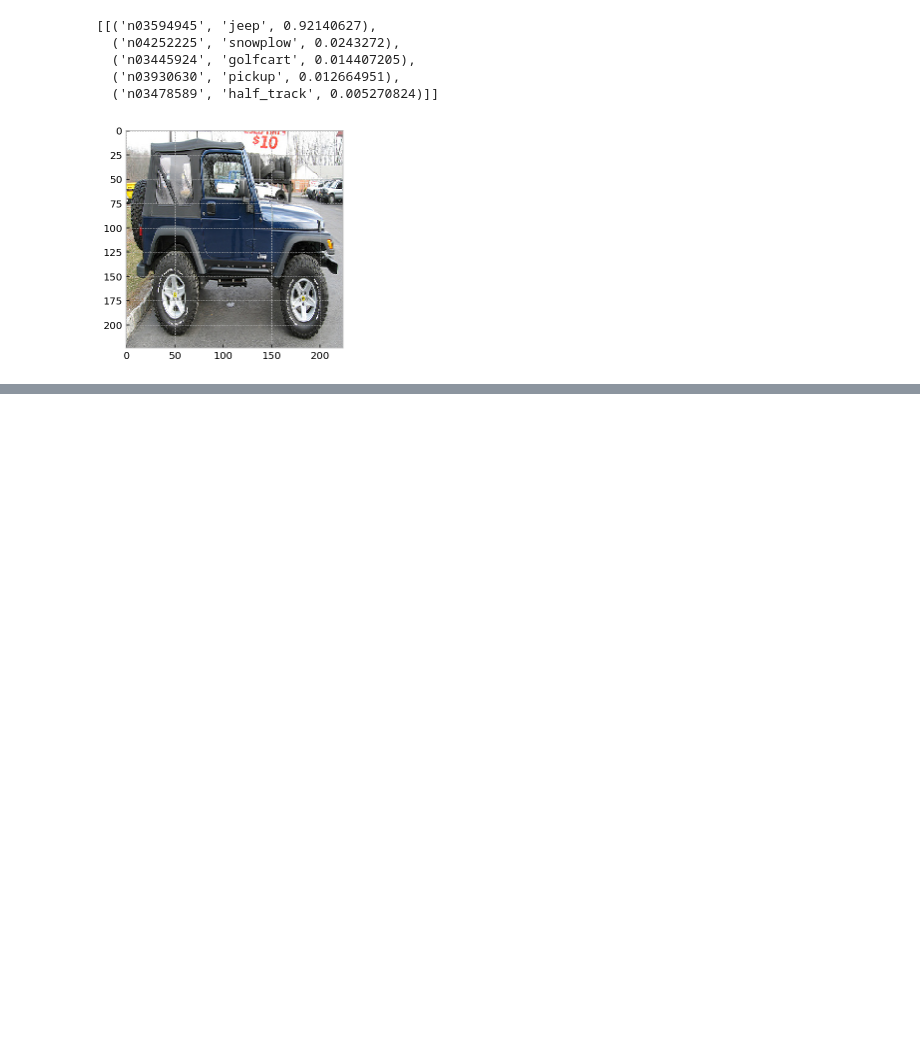
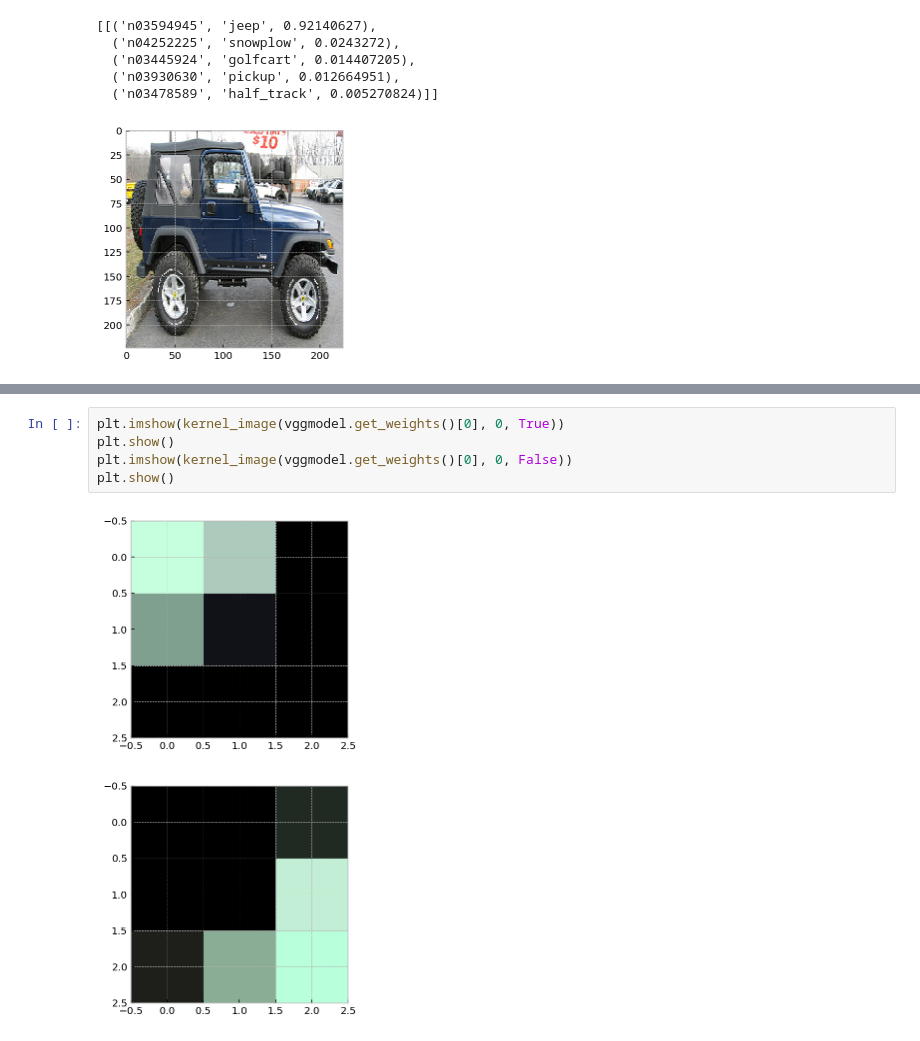
Before and after one commit to maraur/DAT340, a Jupyter notebook: Assignment 5/Code.ipynb, the cells around one changed output, grey strips where cells are left out. Saved outputs shown, nothing was run; the diff lists cells and outputs as text; blank space fills up the shorter version.

```diff
--- a/Assignment 5/Code.ipynb
+++ b/Assignment 5/Code.ipynb
@@ -213,0 +278,8 @@ Epoch 10/10
+# %%
+plt.imshow(kernel_image(vggmodel.get_weights()[0], 0, True))
+plt.show()
+plt.imshow(kernel_image(vggmodel.get_weights()[0], 0, False))
+plt.show()
+# %% [output]
+[figure, added]
+[figure, added]
```
Also changed, not shown: parts of 14 cells of this notebook.
